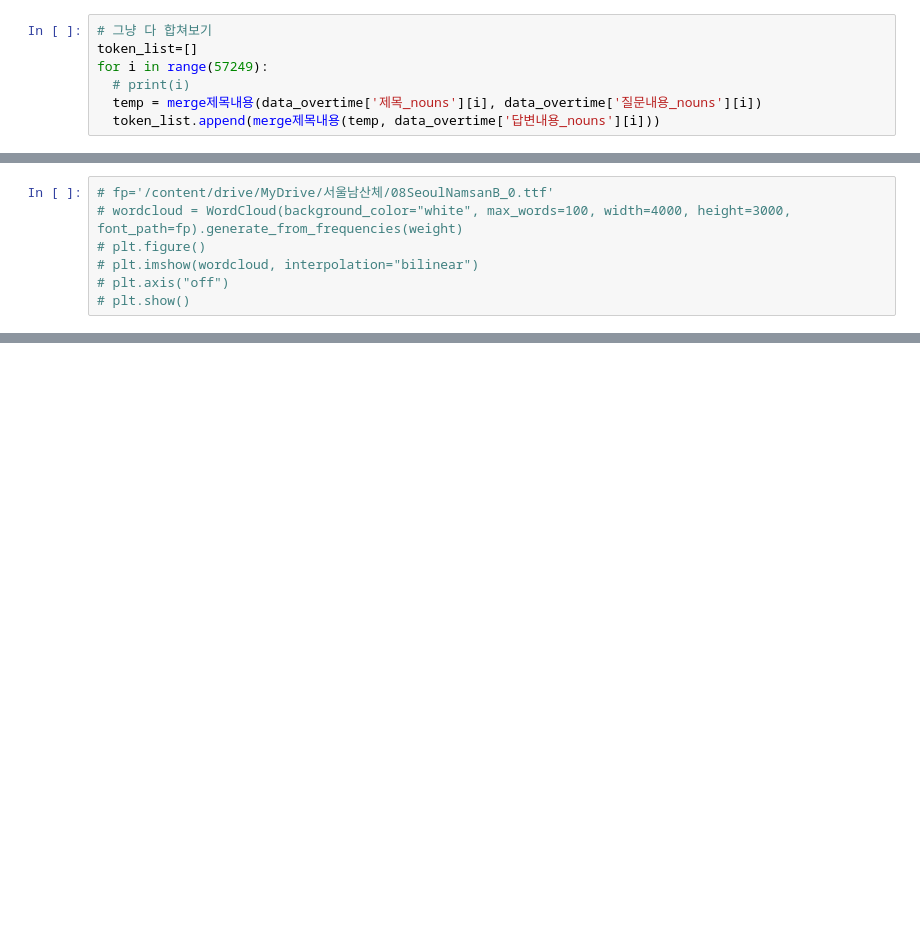
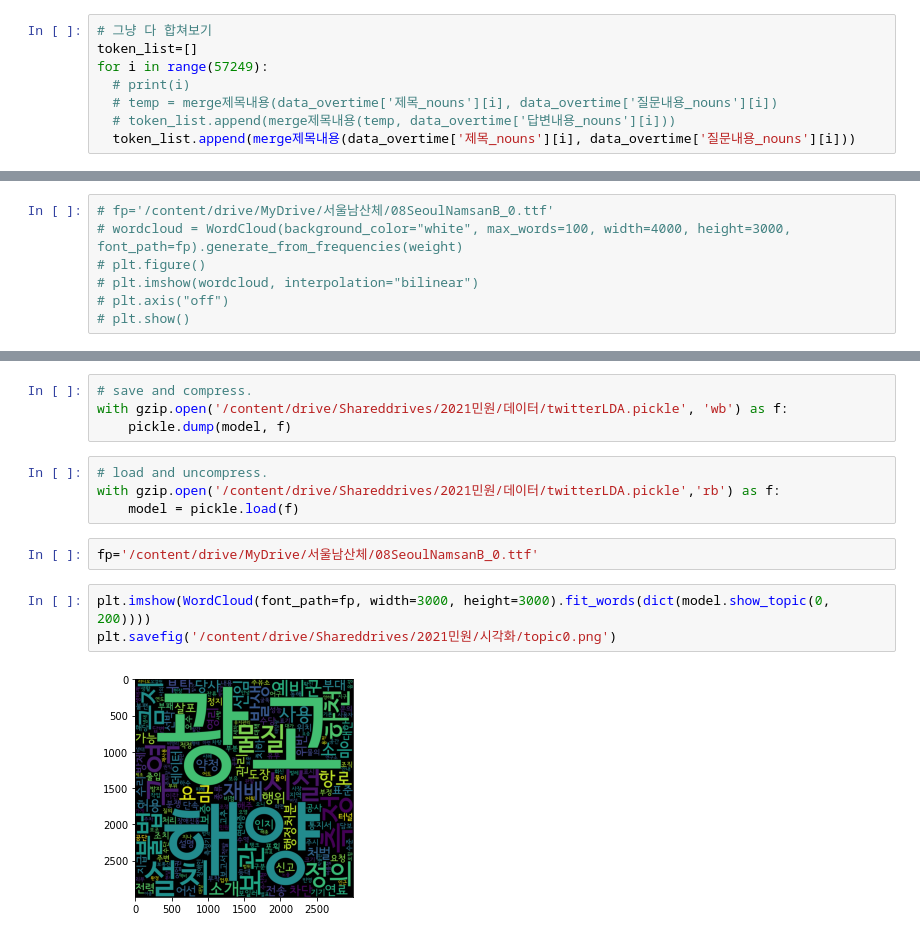
Before and after one commit to YianKim/-2021-, a Jupyter notebook: 4_데이터분석(dldks).ipynb, the cells around one changed output, grey strips where cells are left out. Drawn from its saved outputs; the diff is of its cells as text; blank space fills up the shorter version.

```diff
--- a/4_데이터분석(dldks).ipynb
+++ b/4_데이터분석(dldks).ipynb
@@ -66,8 +67,9 @@ data_overtime.head()
 token_list=[]
 for i in range(57249):
   # print(i)
-  temp = merge제목내용(data_overtime['제목_nouns'][i], data_overtime['질문내용_nouns'][i])
-  token_list.append(merge제목내용(temp, data_overtime['답변내용_nouns'][i]))
+  # temp = merge제목내용(data_overtime['제목_nouns'][i], data_overtime['질문내용_nouns'][i])
+  # token_list.append(merge제목내용(temp, data_overtime['답변내용_nouns'][i]))
+  token_list.append(merge제목내용(data_overtime['제목_nouns'][i], data_overtime['질문내용_nouns'][i]))
 # %%
 dictionary = corpora.Dictionary(token_list)
 # dictionary.token2id
@@ -122,0 +125,15 @@ model.print_topics()
+# %%
+# save and compress.
+with gzip.open('/content/drive/Shareddrives/2021민원/데이터/twitterLDA.pickle', 'wb') as f:
+    pickle.dump(model, f)
+# %%
+# load and uncompress.
+with gzip.open('/content/drive/Shareddrives/2021민원/데이터/twitterLDA.pickle','rb') as f:
+    model = pickle.load(f)
+# %%
+fp='/content/drive/MyDrive/서울남산체/08SeoulNamsanB_0.ttf'
+# %%
+plt.imshow(WordCloud(font_path=fp, width=3000, height=3000).fit_words(dict(model.show_topic(0, 200))))
+plt.savefig('/content/drive/Shareddrives/2021민원/시각화/topic0.png')
+# %% [output]
+[figure, added]
```
Also changed, not shown: parts of 46 cells of this notebook.
